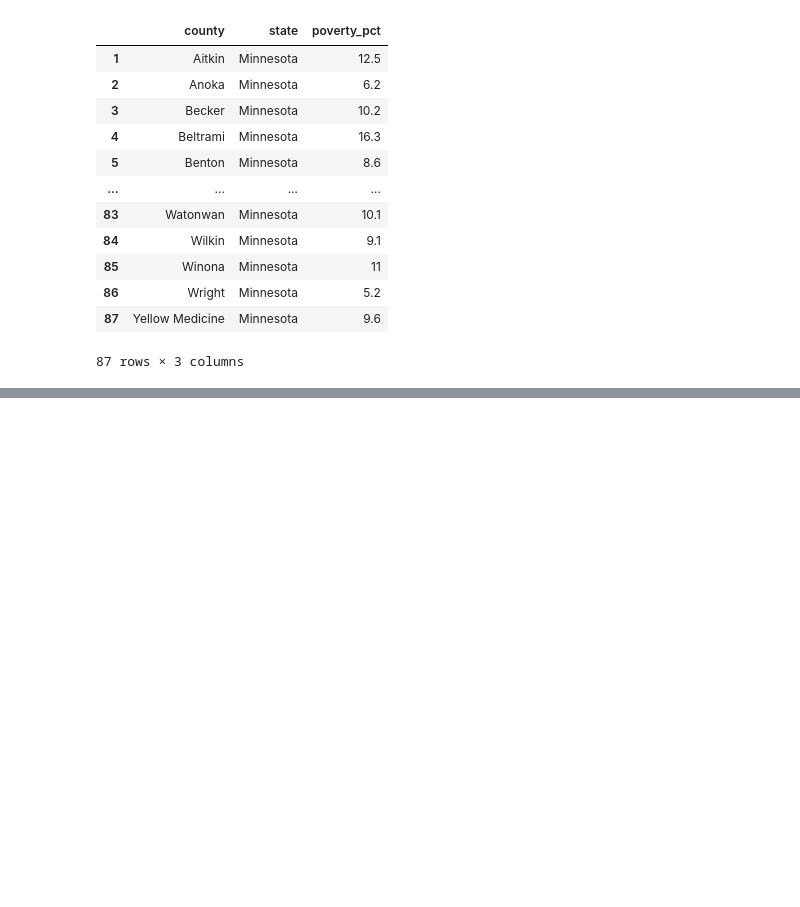
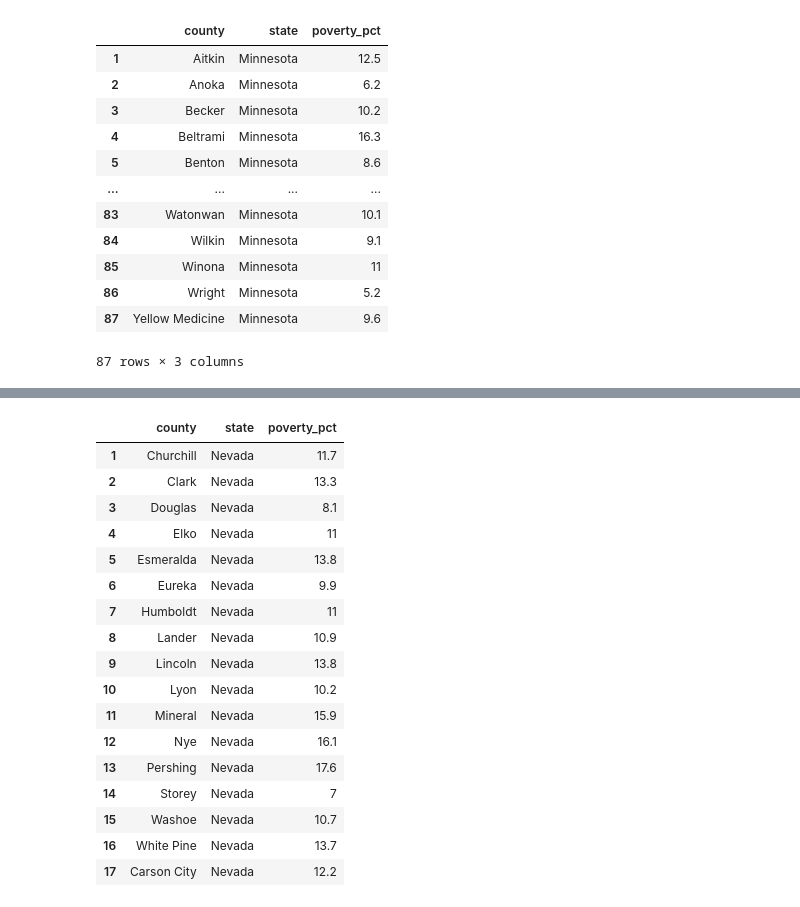
Before and after one commit to nhuquynhle22/Crime_Rates_vs_City_Budgets, a Jupyter notebook: poverty_dataset.ipynb, the cells around one changed output, grey strips where cells are left out. Drawn from its saved outputs; the diff is of its cells as text; code cells hidden in the pictures; blank space fills up the shorter version.

Commit message:
created dfs for states

```diff
--- a/poverty_dataset.ipynb
+++ b/poverty_dataset.ipynb
@@ -266,0 +274,27 @@ nevada_poverty_df.head()
+# %%
+new_nevada_poverty_df = nevada_poverty_df.loc[1:17]
+new_nevada_poverty_df= new_nevada_poverty_df[['county2', 'total_est_pct3']]
+new_nevada_poverty_df= new_nevada_poverty_df.rename(columns={'county2': "county", 'total_est_pct3': 'poverty_pct'})
+
+new_nevada_poverty_df['state'] = 'Nevada'
+new_nevada_poverty_df = new_nevada_poverty_df[['county', 'state', 'poverty_pct']]
+new_nevada_poverty_df
+# %% [output]
+|  | county | state | poverty_pct |
+| 1 | Churchill | Nevada | 11.7 |
+| 2 | Clark | Nevada | 13.3 |
+| 3 | Douglas | Nevada | 8.1 |
+| 4 | Elko | Nevada | 11 |
+| 5 | Esmeralda | Nevada | 13.8 |
+| 6 | Eureka | Nevada | 9.9 |
+| 7 | Humboldt | Nevada | 11 |
+| 8 | Lander | Nevada | 10.9 |
+| 9 | Lincoln | Nevada | 13.8 |
+| 10 | Lyon | Nevada | 10.2 |
+| 11 | Mineral | Nevada | 15.9 |
+| 12 | Nye | Nevada | 16.1 |
+| 13 | Pershing | Nevada | 17.6 |
+| 14 | Storey | Nevada | 7 |
+| 15 | Washoe | Nevada | 10.7 |
+| 16 | White Pine | Nevada | 13.7 |
+| 17 | Carson City | Nevada | 12.2 |
```
Also changed, not shown: parts of 9 cells of this notebook.
